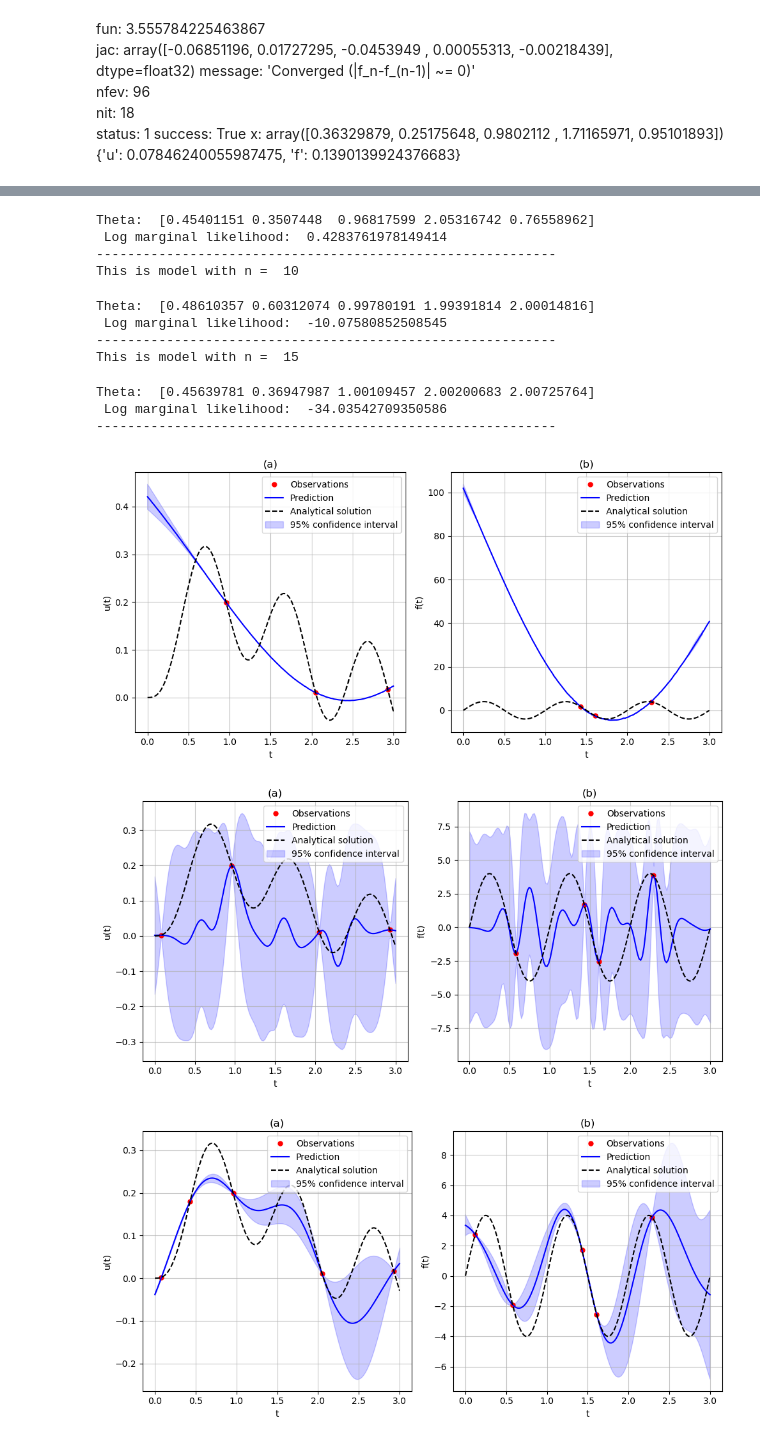
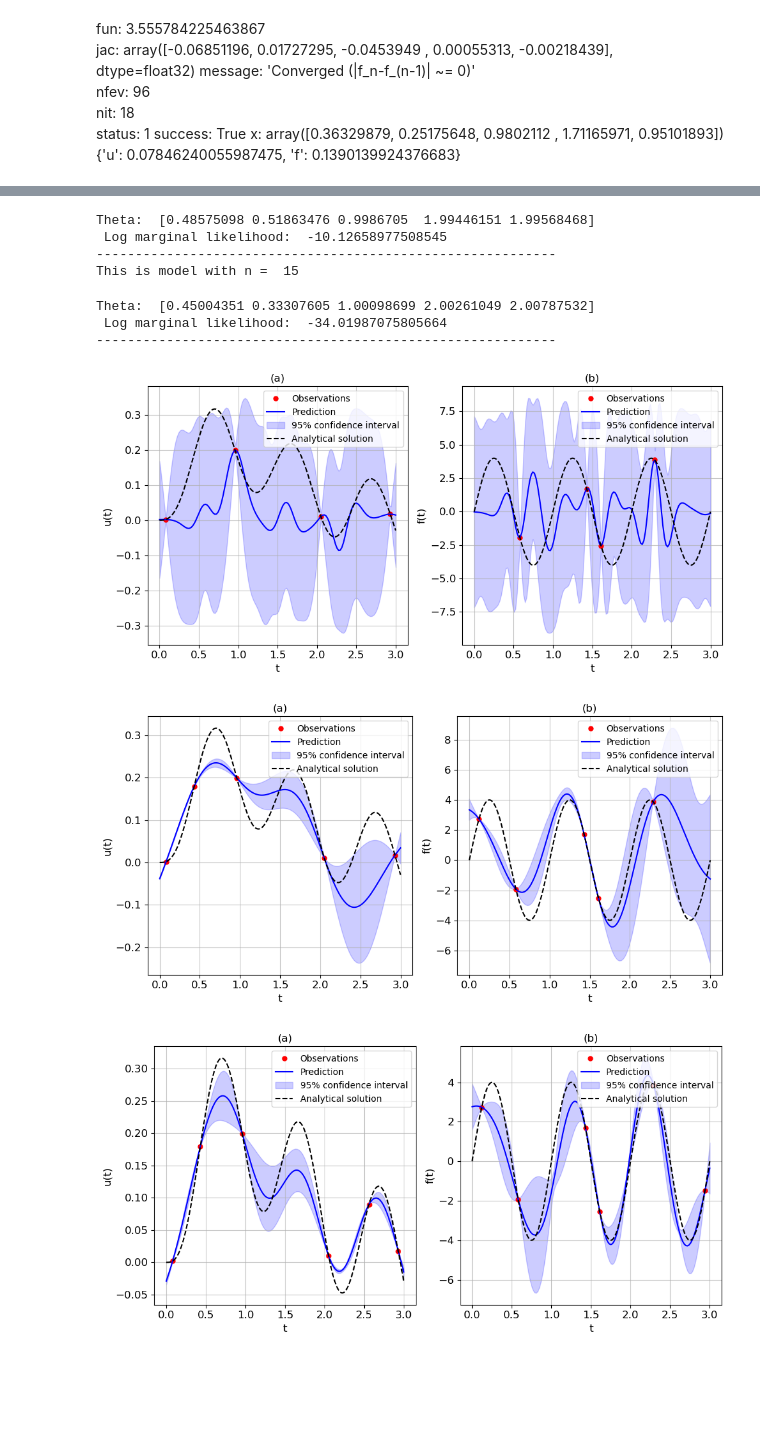
Before and after one commit to TobiLeitgeb/Code_bac, a Jupyter notebook: final_examples/oscillator/oscillator.ipynb, the cells around one changed output, grey strips where cells are left out. Drawn from its saved outputs; the diff is of its cells as text; code cells hidden in the pictures; blank space fills up the shorter version.

```diff
--- a/final_examples/oscillator/oscillator.ipynb
+++ b/final_examples/oscillator/oscillator.ipynb
@@ -33,7 +33,7 @@ def get_initial_values():
     theta_initial[3] = rng.uniform(0, 3, 1)
     theta_initial[4] = rng.uniform(1, 4, 1)
     return theta_initial
-n_iterations, n_threads = 1000, 5
+n_iterations, n_threads = 1000, -1
 
 # model.train("TNC",500,n_threads,{'theta_initial': get_initial_values,   #needed for all optimization methods
 #                                            'bounds': ((1e-2, None), (1e-5, None), (1e-2, None),(1e-2, None),(1e-2,None)), #needed for TNC and L-BFGS-B
@@ -160,7 +169,7 @@ fun: 3.555784225463867
 {'u': 0.07846240055987475, 'f': 0.1390139924376683}
 # %%
 X_star = np.linspace(0,3,150).reshape(-1,1)
-model.jitter = 1e-6
+model.jitter = 1e-7
 def get_initial_values():
     """returns the initial values for the hyperparameters
     for the length scales we initialize them randomly as log(l) ~ U(-2.5,1)
@@ -173,10 +182,10 @@ def get_initial_values():
     theta_initial[3] = rng.uniform(0, 3, 1)
     theta_initial[4] = rng.uniform(1, 4, 1)
     return theta_initial
-n_iterations = 500
+n_iterations = 800
 models = []
 l_2_errors = []
-n_training = [3,4,5,6,7,8,10,15]
+n_training = [4,5,6,7,8,10,15]
 for n in n_training:
     print("This is model with n = ", n)
     modeln = PhysicsInformedGP_regressor(kernel,timedependence=False, params = params,Dimensions=1)
@@ -219,14 +228,10 @@ This is model with n =  8
-Theta:  [0.45401151 0.3507448  0.96817599 2.05316742 0.76558962]
- Log marginal likelihood:  0.4283761978149414
+Theta:  [0.48575098 0.51863476 0.9986705  1.99446151 1.99568468]
+ Log marginal likelihood:  -10.12658977508545
 -----------------------------------------------------------
-This is model with n =  10
+This is model with n =  15
-Theta:  [0.48610357 0.60312074 0.99780191 1.99391814 2.00014816]
- Log marginal likelihood:  -10.07580852508545
+Theta:  [0.45004351 0.33307605 1.00098699 2.00261049 2.00787532]
+ Log marginal likelihood:  -34.01987075805664
 -----------------------------------------------------------
-This is model with n =  15
-Theta:  [0.45639781 0.36947987 1.00109457 2.00200683 2.00725764]
- Log marginal likelihood:  -34.03542709350586
------------------------------------------------------------
-[figure, old version]
+[figure, new version]
-[figure, old version]
+[figure, new version]
-[figure, old version]
+[figure, new version]
```
Also changed, not shown: parts of 10 cells of this notebook, 6 other files.
